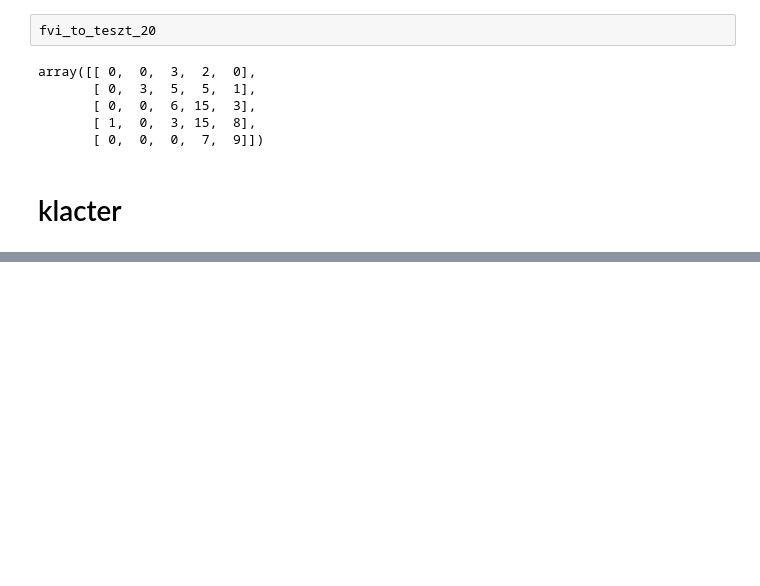
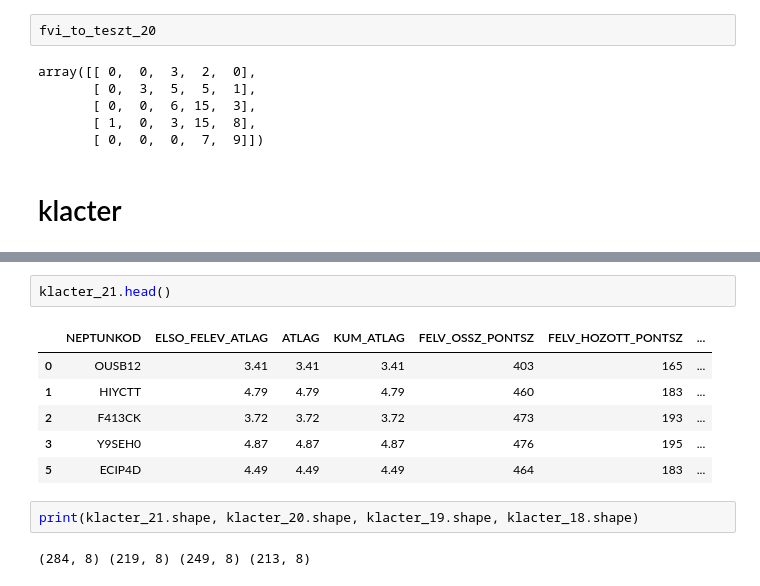
Before and after one commit to konderal333/-nkutfel, a Jupyter notebook: ONKUTFEL2/öngud.ipynb, the cells around one changed output, grey strips where cells are left out. Drawn from its saved outputs; the diff is of its cells as text; blank space fills up the shorter version.

```diff
--- a/ONKUTFEL2/öngud.ipynb
+++ b/ONKUTFEL2/öngud.ipynb
@@ -880,0 +926,13 @@ klacter_18 = data_2018.drop(columns = ['NEV'])
+# %%
+klacter_21.head()
+# %% [output]
+|  | NEPTUNKOD | ELSO_FELEV_ATLAG | ATLAG | KUM_ATLAG | FELV_OSSZ_PONTSZ | FELV_HOZOTT_PONTSZ | ... |
+| 0 | OUSB12 | 3.41 | 3.41 | 3.41 | 403 | 165 | ... |
+| 1 | HIYCTT | 4.79 | 4.79 | 4.79 | 460 | 183 | ... |
+| 2 | F413CK | 3.72 | 3.72 | 3.72 | 473 | 193 | ... |
+| 3 | Y9SEH0 | 4.87 | 4.87 | 4.87 | 476 | 195 | ... |
+| 5 | ECIP4D | 4.49 | 4.49 | 4.49 | 464 | 183 | ... |
+# %%
+print(klacter_21.shape, klacter_20.shape, klacter_19.shape, klacter_18.shape)
+# %% [output]
+(284, 8) (219, 8) (249, 8) (213, 8)
```
Also changed, not shown: parts of 8 cells of this notebook.
